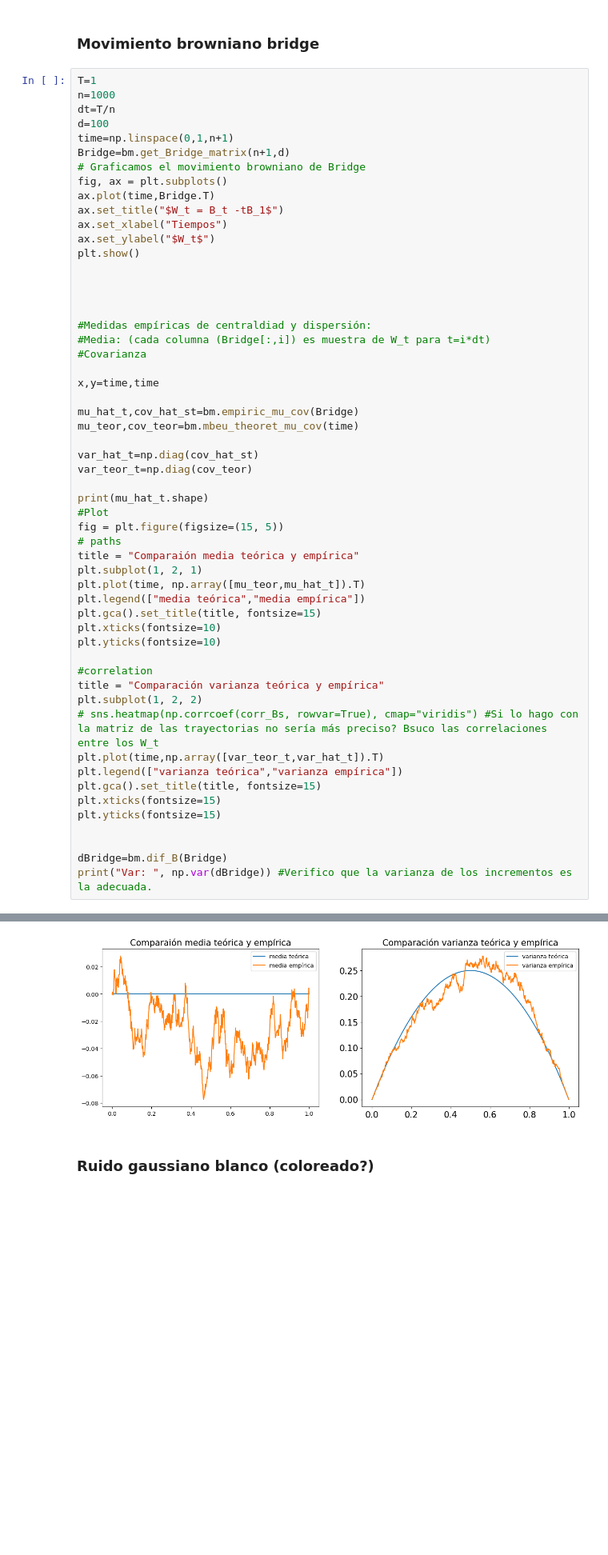
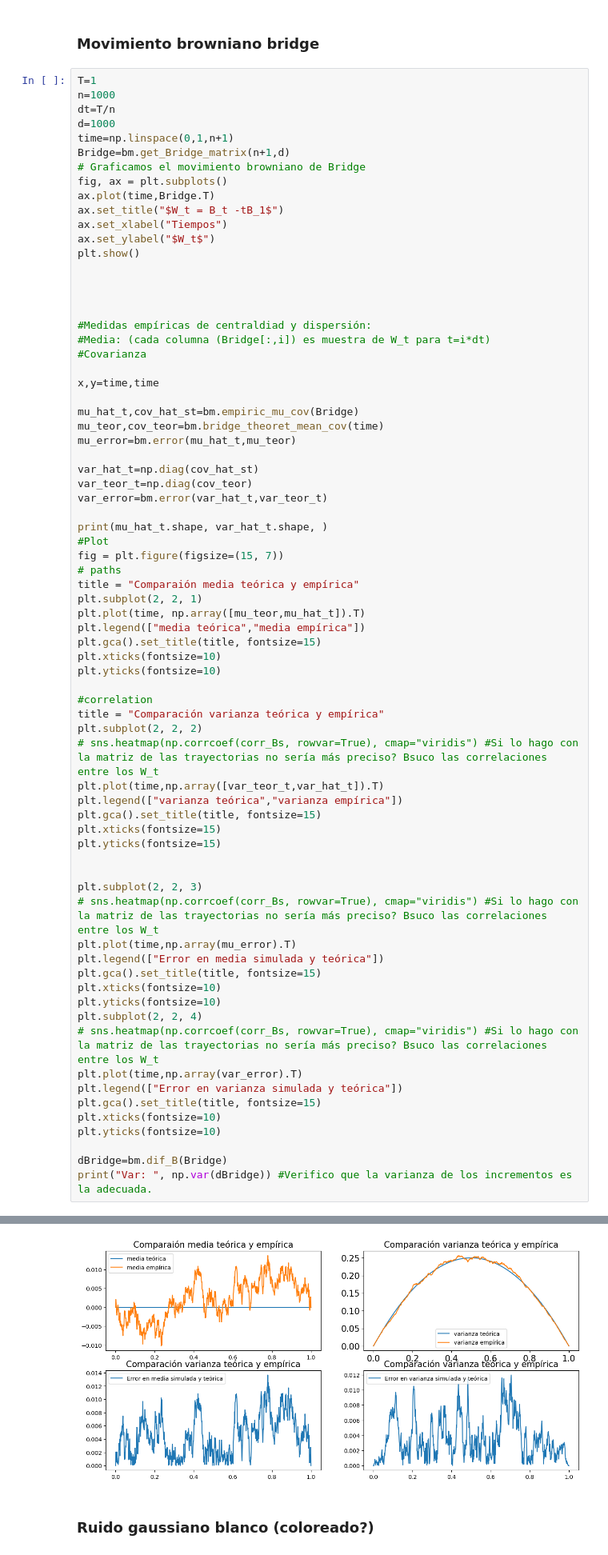
Before and after one commit to msanchezr99/Talleres_estocasticos1, a Jupyter notebook: Procesos_estoc_continuos/Proc_cont.ipynb, the cells around one changed output, grey strips where cells are left out. Shown at 80% size. Saved outputs shown, nothing was run; the diff lists cells and outputs as text; blank space fills up the shorter version.

Commit message:
Métodos y Graficacion de func media y var MBEU

```diff
--- a/Procesos_estoc_continuos/Proc_cont.ipynb
+++ b/Procesos_estoc_continuos/Proc_cont.ipynb
@@ -191,7 +243,7 @@ def mae(y:np.array,y_hat:np.array)->float:
 T=1
 n=1000
 dt=T/n
-d=100
+d=1000
 time=np.linspace(0,1,n+1)
 Bridge=bm.get_Bridge_matrix(n+1,d)
 # Graficamos el movimiento browniano de Bridge
@@ -212,17 +264,19 @@ plt.show()
 x,y=time,time
 
 mu_hat_t,cov_hat_st=bm.empiric_mu_cov(Bridge)
-mu_teor,cov_teor=bm.mbeu_theoret_mu_cov(time)
+mu_teor,cov_teor=bm.bridge_theoret_mean_cov(time)
+mu_error=bm.error(mu_hat_t,mu_teor)
 
 var_hat_t=np.diag(cov_hat_st)
 var_teor_t=np.diag(cov_teor)
+var_error=bm.error(var_hat_t,var_teor_t)
 
-print(mu_hat_t.shape)
+print(mu_hat_t.shape, var_hat_t.shape, )
 #Plot
-fig = plt.figure(figsize=(15, 5))
+fig = plt.figure(figsize=(15, 7))
 # paths
 title = "Comparaión media teórica y empírica"
-plt.subplot(1, 2, 1)
+plt.subplot(2, 2, 1)
 plt.plot(time, np.array([mu_teor,mu_hat_t]).T)
 plt.legend(["media teórica","media empírica"])
 plt.gca().set_title(title, fontsize=15)
@@ -231,7 +285,7 @@ plt.yticks(fontsize=10)
 
 #correlation
 title = "Comparación varianza teórica y empírica"
-plt.subplot(1, 2, 2)
+plt.subplot(2, 2, 2)
 # sns.heatmap(np.corrcoef(corr_Bs, rowvar=True), cmap="viridis") #Si lo hago con la matriz de las trayectorias no sería más preciso? Bsuco las correlaciones entre los W_t
 plt.plot(time,np.array([var_teor_t,var_hat_t]).T)
 plt.legend(["varianza teórica","varianza empírica"])
@@ -240,6 +294,21 @@ plt.xticks(fontsize=15)
 plt.yticks(fontsize=15)
 
 
+plt.subplot(2, 2, 3)
+# sns.heatmap(np.corrcoef(corr_Bs, rowvar=True), cmap="viridis") #Si lo hago con la matriz de las trayectorias no sería más preciso? Bsuco las correlaciones entre los W_t
+plt.plot(time,np.array(mu_error).T)
+plt.legend(["Error en media simulada y teórica"])
+plt.gca().set_title(title, fontsize=15)
+plt.xticks(fontsize=10)
+plt.yticks(fontsize=10)
+plt.subplot(2, 2, 4)
+# sns.heatmap(np.corrcoef(corr_Bs, rowvar=True), cmap="viridis") #Si lo hago con la matriz de las trayectorias no sería más preciso? Bsuco las correlaciones entre los W_t
+plt.plot(time,np.array(var_error).T)
+plt.legend(["Error en varianza simulada y teórica"])
+plt.gca().set_title(title, fontsize=15)
+plt.xticks(fontsize=10)
+plt.yticks(fontsize=10)
+
 dBridge=bm.dif_B(Bridge)
 print("Var: ", np.var(dBridge)) #Verifico que la varianza de los incrementos es la adecuada.
 # %% [output]
@@ -249,4 +318,4 @@ Var:  0.0009958237786265108
-[figure, old version]
+[figure, new version]
 # %% [markdown]
 ### Ruido gaussiano blanco (coloreado?)
 # %%
```
Also changed, not shown: parts of 5 cells of this notebook, 1 other file.
